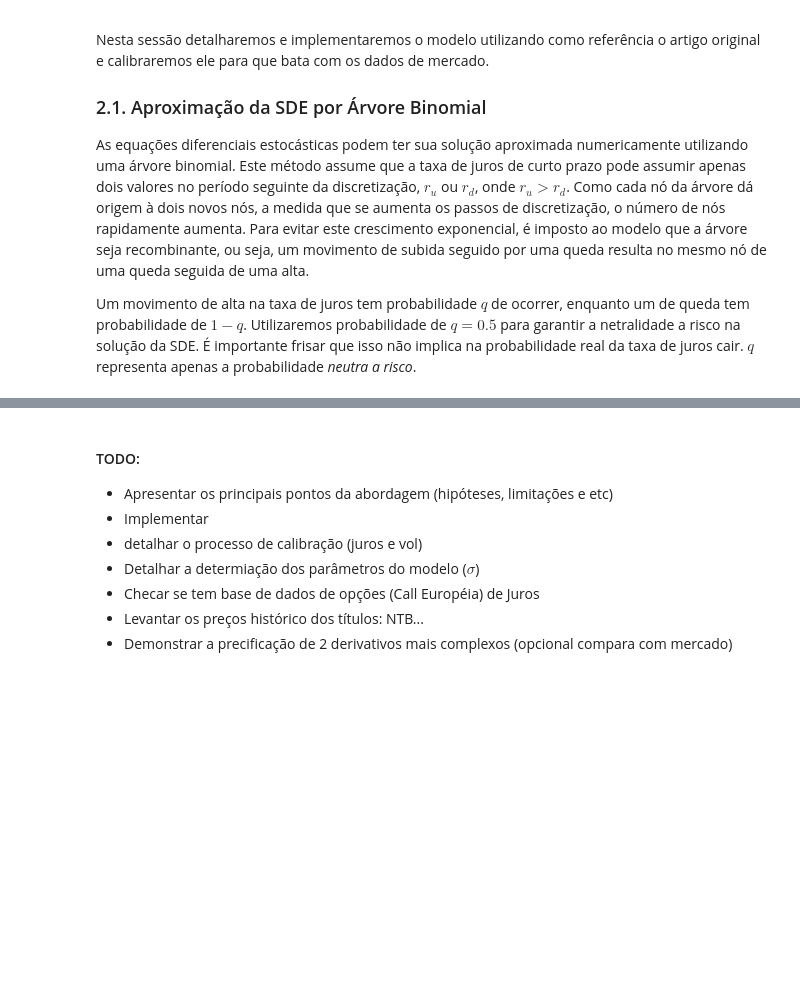
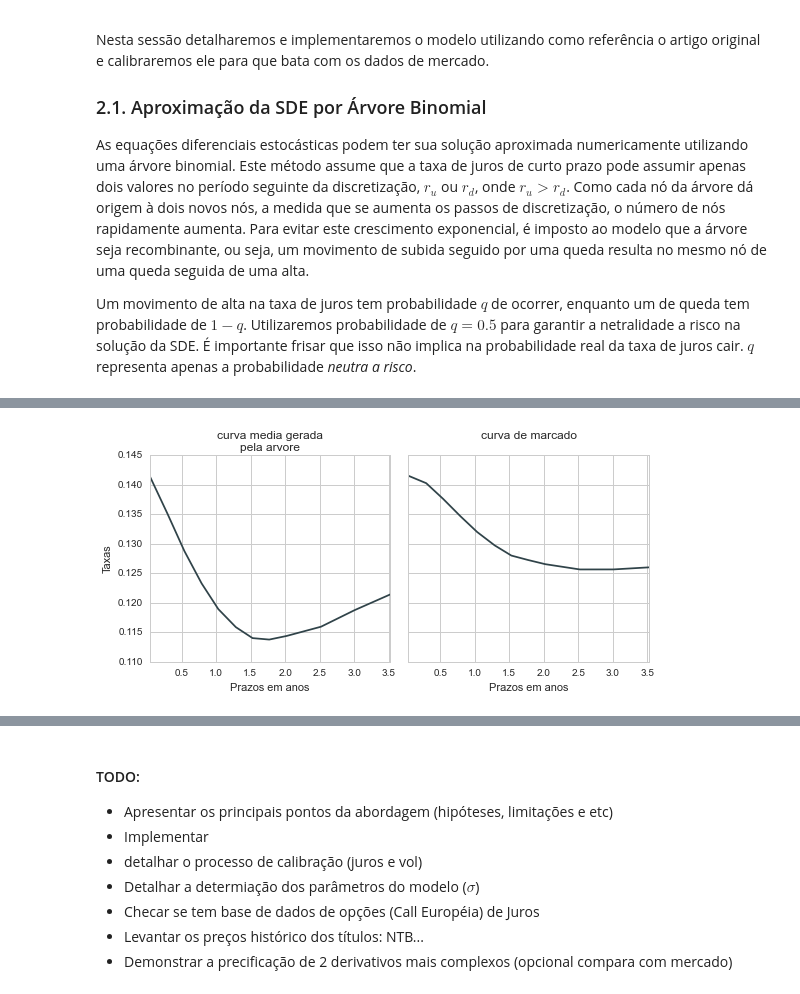
Before and after one commit to ucaiado/ShortRate_Model, a Jupyter notebook: Kalotay-Williams-Fabozzi.ipynb, the cells around one changed output, grey strips where cells are left out. Cells and saved outputs as stored; diff of their text form; code cells hidden in the pictures; blank space fills up the shorter version.

```diff
--- a/Kalotay-Williams-Fabozzi.ipynb
+++ b/Kalotay-Williams-Fabozzi.ipynb
@@ -599,0 +173,8 @@ df.shape
+# %%
+#cria arvore
+import binomial_tree; reload(binomial_tree)
+my_tree = binomial_tree.KWFTreePU([x for x in l_txindicativa],
+                                [x/252. for x in l_prazo])
+my_tree.fit_foward_curve(f_sigma=0.1, f_faceval=1000.)
+self = my_tree
+df = my_tree.get_lattice()
@@ -599,0 +217,4 @@ df.shape
+# %%
+my_tree.plot_curves();
+# %% [output]
+[figure, added]
```
Also changed, not shown: parts of 95 cells of this notebook, 1 other file.
